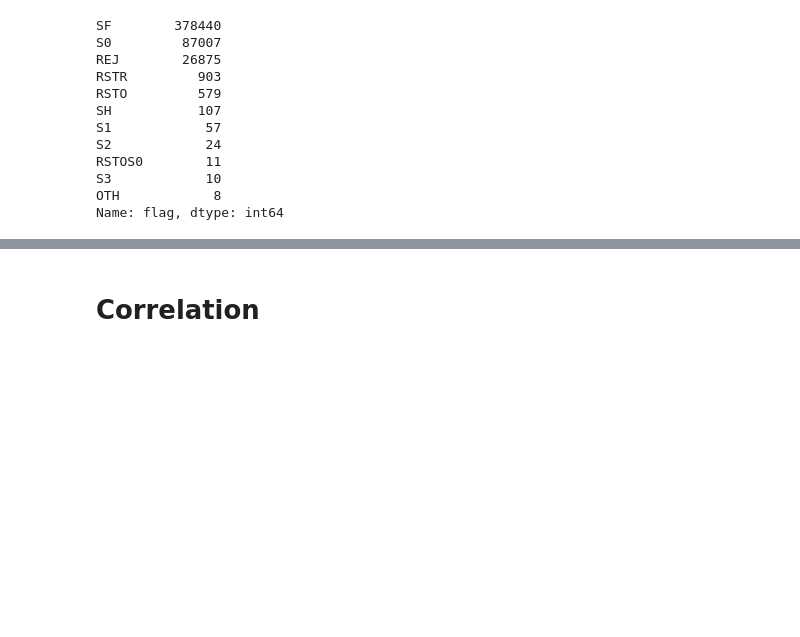
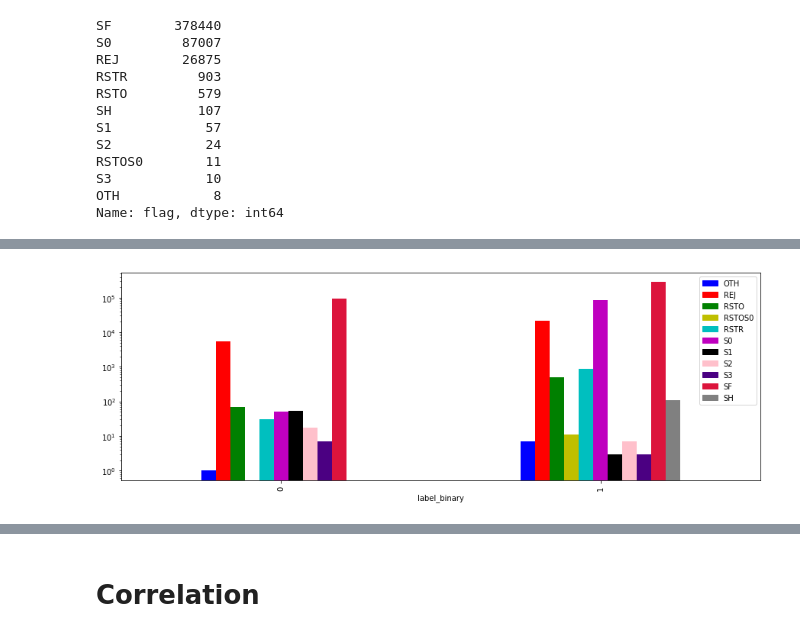
Before and after one commit to chinskiy/KDD-99, a Jupyter notebook: exploratory_analysis.ipynb, the cells around one changed output, grey strips where cells are left out. Saved outputs shown, nothing was run; the diff lists cells and outputs as text; code cells hidden in the pictures; blank space fills up the shorter version.

```diff
--- a/exploratory_analysis.ipynb
+++ b/exploratory_analysis.ipynb
@@ -143,0 +176,13 @@ for categorical_name in utils.categorical_names:
+# %%
+#flag according to label_binary
+pd.pivot_table(data[['flag_num', 'label_binary']].assign(count=1),
+               index=['label_binary'],
+               columns=['flag_num'],
+               aggfunc='count').plot(kind='bar', color=utils.my_colors, logy=True, legend=False, figsize=(15, 5))
+
+handles = [mpatches.Patch(label=le_dicts['flag'][i],
+                          color=utils.my_colors[i]) for i in sorted(le_dicts['flag'])]
+plt.legend(handles=handles)
+plt.show()
+# %% [output]
+[figure, added]
```
Also changed, not shown: parts of 10 cells of this notebook.
